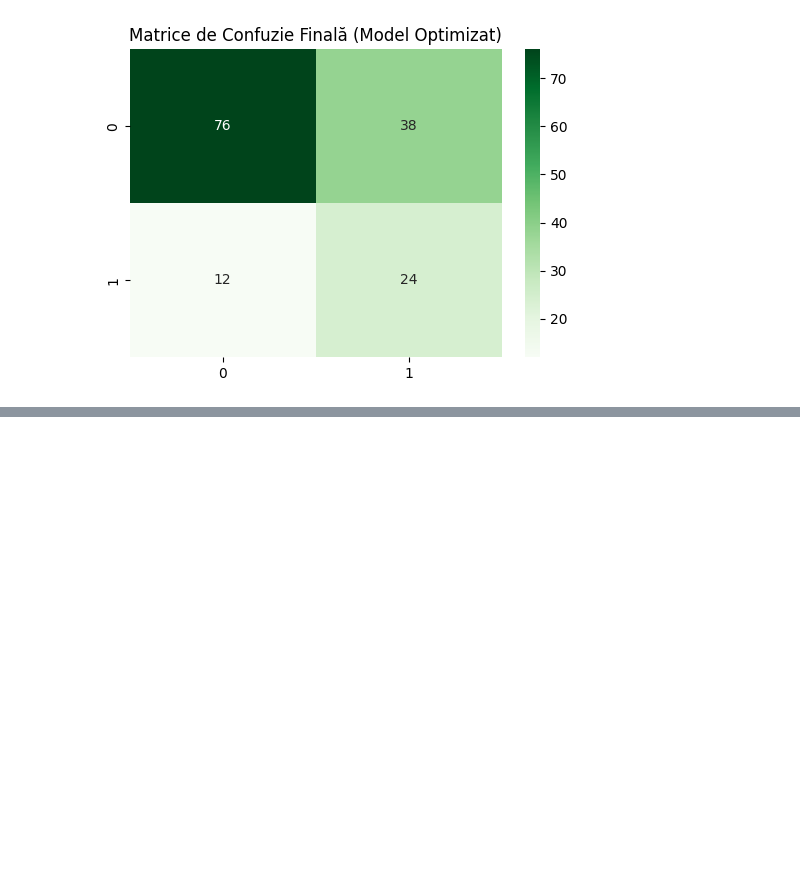
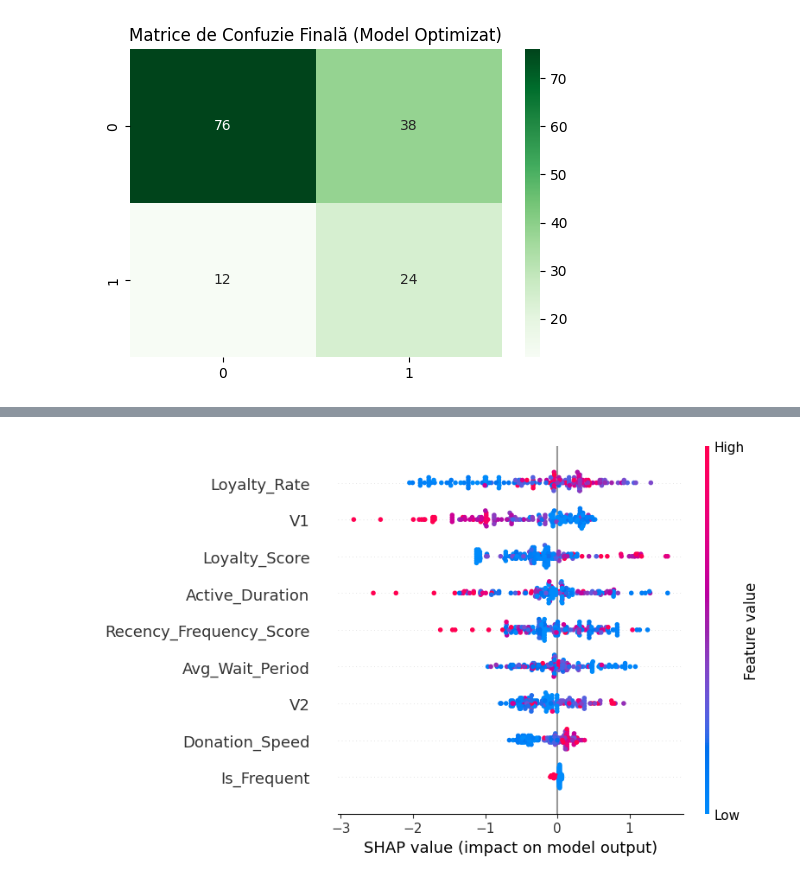
Before and after one commit to Raul124-afk/Proiect_sistemeInteligente, a Jupyter notebook: proiect.analiza.ipynb, the cells around one changed output, grey strips where cells are left out. Cells and saved outputs as stored; diff of their text form; code cells hidden in the pictures; blank space fills up the shorter version.

Commit message:
Actualizare prezentare finala si cod XGBoost

```diff
--- a/proiect.analiza.ipynb
+++ b/proiect.analiza.ipynb
@@ -363,0 +387,11 @@ weighted avg       0.75      0.67      0.69       150
+# %%
+import shap
+
+# Explicăm modelul XGBoost (best_model din pasul anterior)
+explainer = shap.TreeExplainer(best_model)
+shap_values = explainer.shap_values(X_test_red)
+
+# Vizualizare grafic de tip Summary (foarte bun pentru documentație)
+shap.summary_plot(shap_values, X_test_red)
+# %% [output]
+[figure, added]
```
Also changed, not shown: parts of 2 cells of this notebook, 1 other file.
